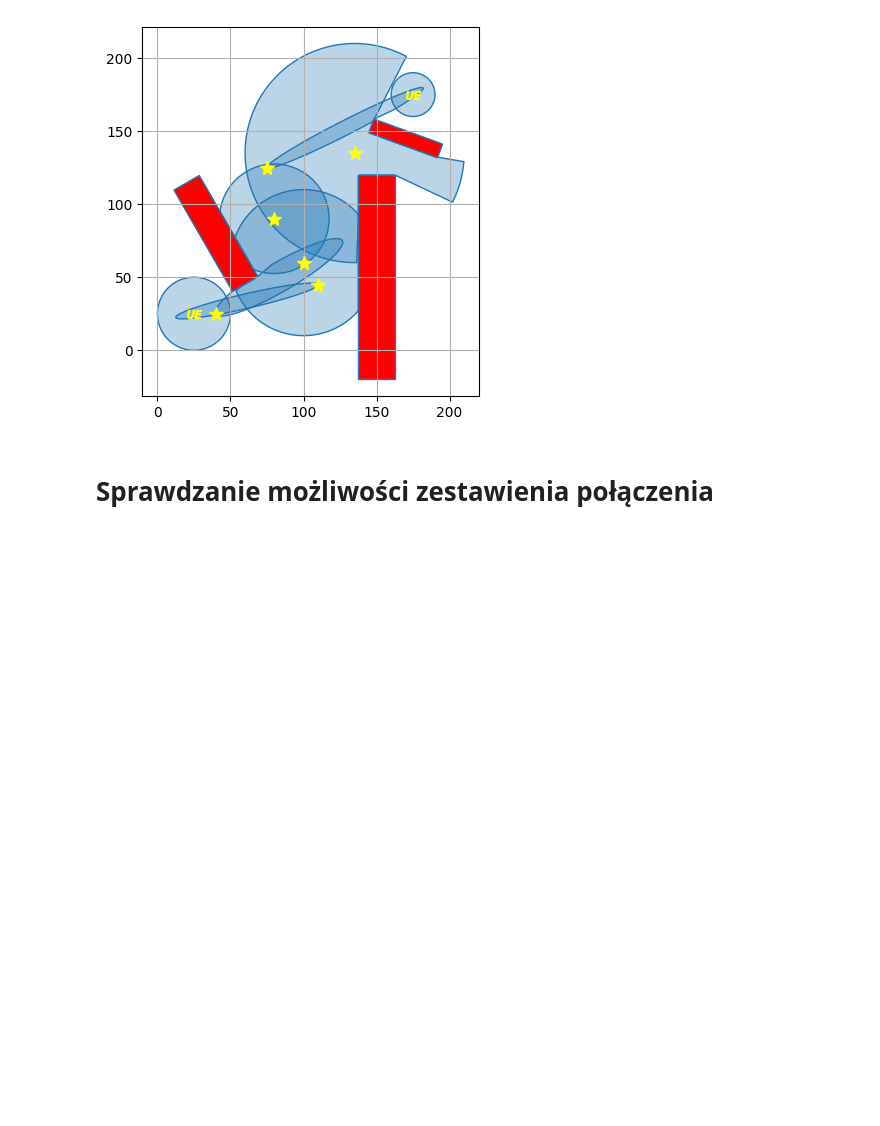
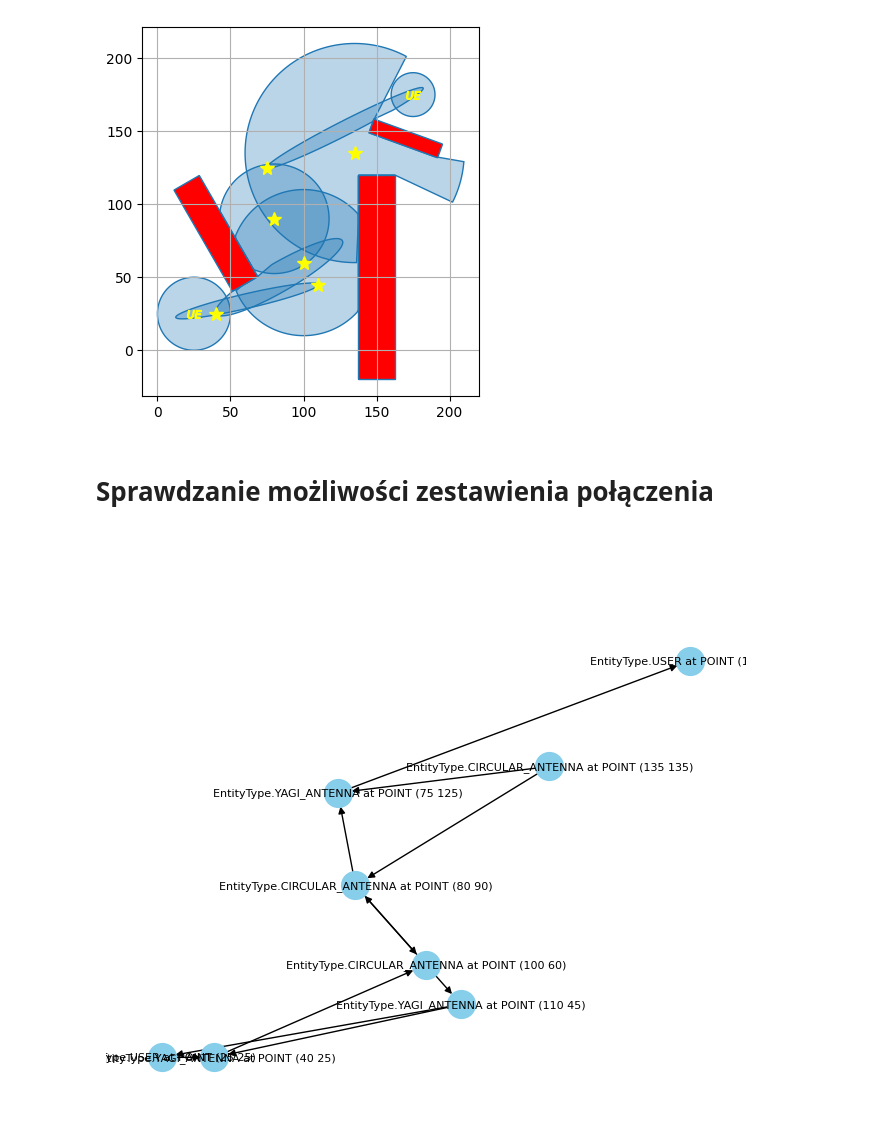
Before and after one commit to rosiakpiotr/SimlessWirelator, a Jupyter notebook: Untitled-1.ipynb, the cells around one changed output. Saved outputs shown, nothing was run; the diff lists cells and outputs as text; code cells hidden in the pictures; blank space fills up the shorter version.

Commit message:
Optimised directional graph creation code

```diff
--- a/Untitled-1.ipynb
+++ b/Untitled-1.ipynb
@@ -59,14 +59,16 @@ for eq in equipment:
 # %% [markdown]
 <br>
 # %%
-G = helpers.create_directional_graph(equipment, pts, polygons)
+G = helpers.create_directional_graph(equipment)
 # %%
 # Draw the graph
-# plt.figure()
 pos = helpers.nx.get_node_attributes(G, 'pos')
-helpers.nx.draw(G, pos, node_size=20, node_color='skyblue')
-# labels = nx.get_edge_attributes(G, 'weight')
-# nx.draw_networkx_edge_labels(G, pos)
+helpers.nx.draw(G, pos, node_size=400, node_color='skyblue')
+_ = helpers.nx.draw_networkx_labels(G, pos, font_size=8, font_family='sans-serif')
+# labels = helpers.nx.get_edge_attributes(G, 'weight')
+# helpers.nx.draw_networkx_edge_labels(G, pos)
+# %% [output]
+[figure, added]
 # %%
 try:
     dst, path = helpers.nx.single_source_dijkstra(
```
Also changed, not shown: 2 other files.
